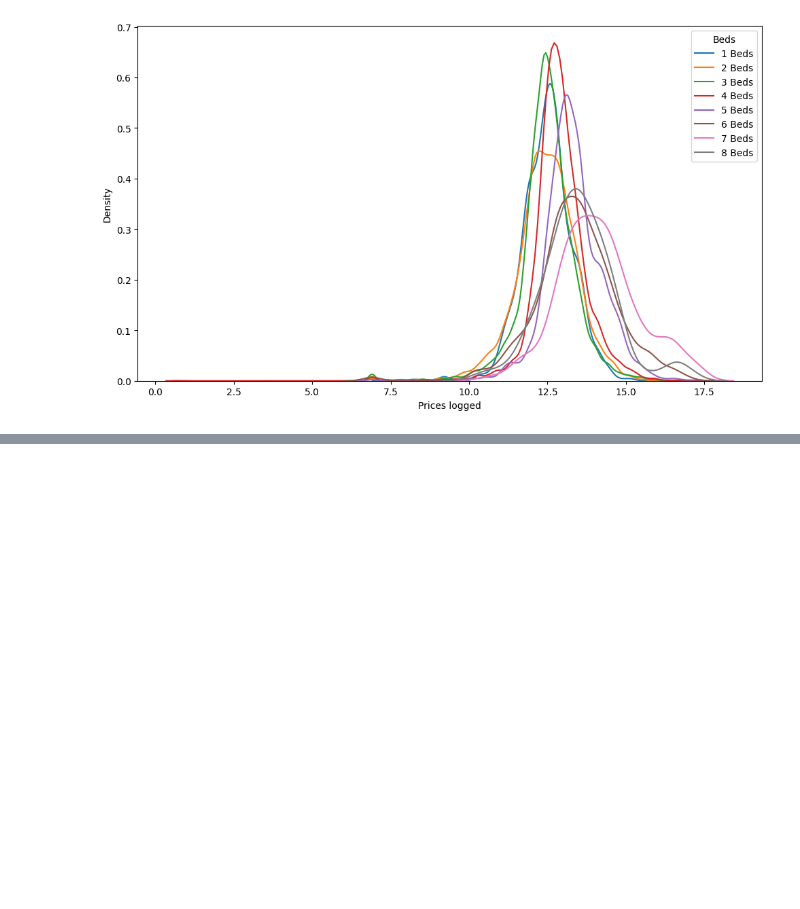
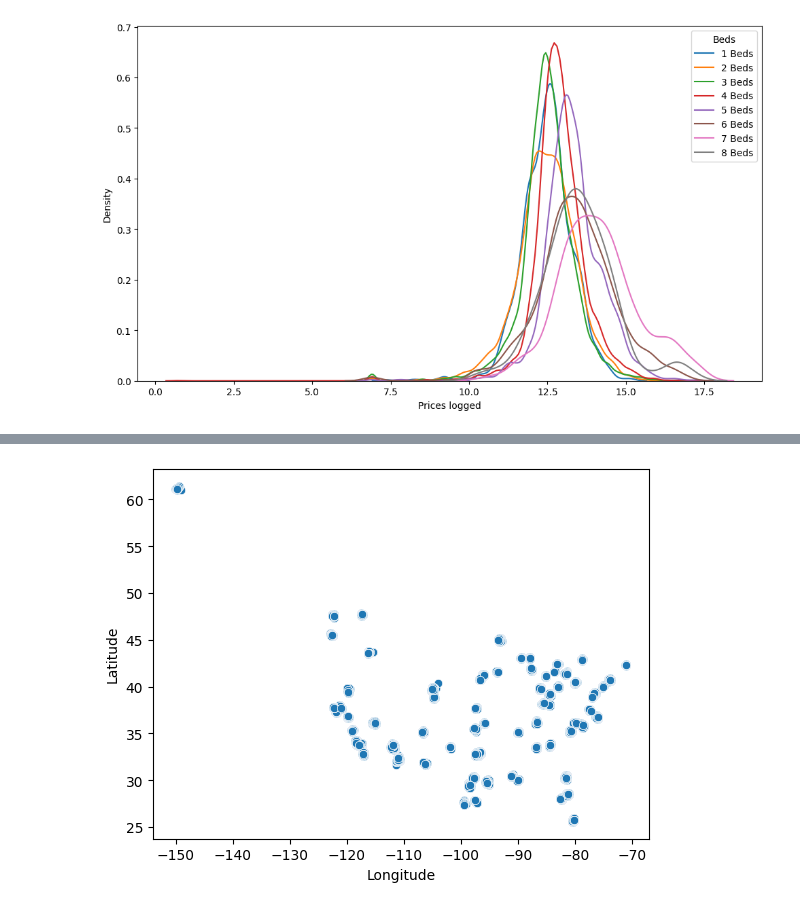
Before and after one commit to raushan-shah/CSY2082-AS1-assignment, a Jupyter notebook: code.ipynb, the cells around one changed output, grey strips where cells are left out. Drawn from its saved outputs; the diff is of its cells as text; code cells hidden in the pictures; blank space fills up the shorter version.

```diff
--- a/code.ipynb
+++ b/code.ipynb
@@ -523,0 +522,9 @@ dtype: object
+# %%
+#let's visualize the longititude and latitude data also
+
+df_long_lat = df.dropna(subset=['Longitude','Latitude'])
+plt.Figure(figsize=(10,8))
+sns.scatterplot(data=df_long_lat,x="Longitude",y="Latitude")
+plt.show()
+# %% [output]
+[figure, added]
```
Also changed, not shown: parts of 9 cells of this notebook.
